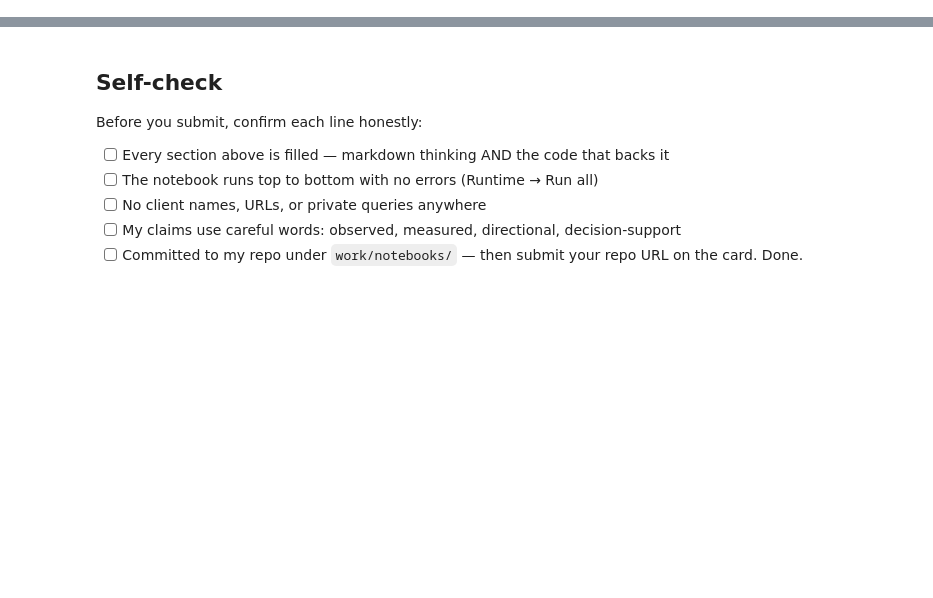
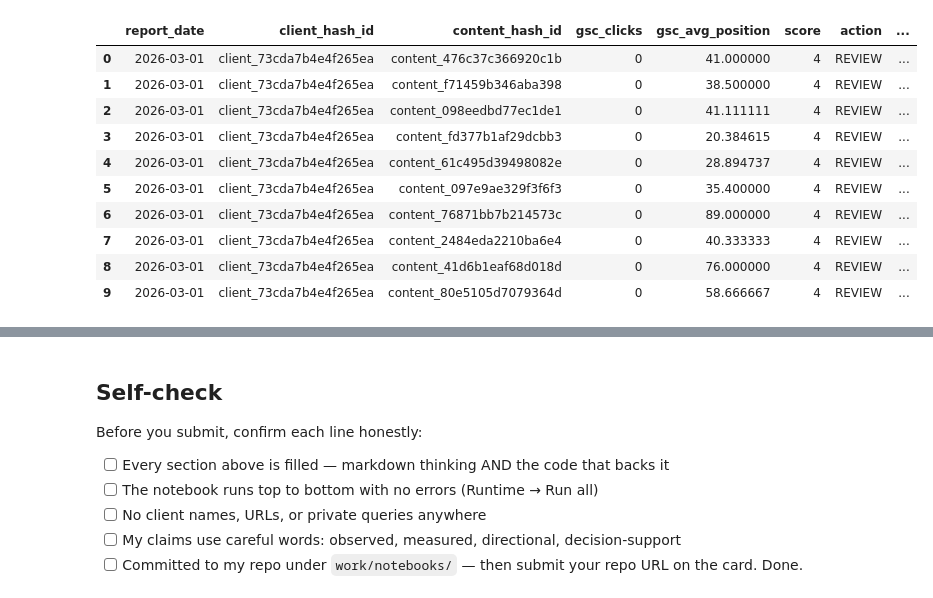
Before and after one commit to Hussainasif11/flyrankinternship, a Jupyter notebook: work/notebooks/w04_baseline_score.ipynb, the cells around one changed output, grey strips where cells are left out. Cells and saved outputs as stored; diff of their text form; code cells hidden in the pictures; blank space fills up the shorter version.

```diff
--- a/work/notebooks/w04_baseline_score.ipynb
+++ b/work/notebooks/w04_baseline_score.ipynb
@@ -12,0 +143,72 @@ This skeleton is yours to fill. Work the sections **in order** — each one has
+# %%
+# This cell is for CODE (numbers, a query, a check).
+# Write your text answer in the cell ABOVE this one — typing sentences here breaks Run All.
+
+queue = con.sql("""
+    SELECT
+        report_date,
+        client_hash_id,
+        content_hash_id,
+        gsc_clicks,
+        gsc_avg_position,
+
+        (
+            CASE
+                WHEN gsc_clicks = 0 THEN 2
+                WHEN gsc_clicks <= 5 THEN 1
+                ELSE 0
+            END
+            +
+            CASE
+                WHEN gsc_avg_position > 20 THEN 2
+                WHEN gsc_avg_position > 10 THEN 1
+                ELSE 0
+            END
+        ) AS score
+
+    FROM read_parquet(
+        'hf://datasets/FlyRank/internship-warehouse/fact_content_daily_performance/**/*.parquet'
+    )
+
+    WHERE month = '2026-03'
+      AND gsc_data_available IS TRUE
+""").df()
+
+queue["action"] = queue["score"].apply(
+    lambda x: "REVIEW" if x == 4
+    else "MONITOR" if x >= 2
+    else "NO_ACTION"
+)
+
+queue["reason_code"] = queue.apply(
+    lambda row:
+        "LOW_CLICKS_AND_WEAK_POSITION"
+        if row["gsc_clicks"] == 0 and row["gsc_avg_position"] > 20
+        else "LOW_CLICKS"
+        if row["gsc_clicks"] <= 5
+        else "WEAK_POSITION"
+        if row["gsc_avg_position"] > 20
+        else "NO_STRONG_SIGNAL",
+    axis=1
+)
+
+queue = queue.sort_values(
+    ["score", "gsc_clicks"],
+    ascending=[False, True]
+).reset_index(drop=True)
+
+queue["rank"] = range(1, len(queue) + 1)
+
+queue.head(10)
+# %% [output]
+|  | report_date | client_hash_id | content_hash_id | gsc_clicks | gsc_avg_position | score | action | ... |
+| 0 | 2026-03-01 | client_73cda7b4e4f265ea | content_476c37c366920c1b | 0 | 41.000000 | 4 | REVIEW | ... |
+| 1 | 2026-03-01 | client_73cda7b4e4f265ea | content_f71459b346aba398 | 0 | 38.500000 | 4 | REVIEW | ... |
+| 2 | 2026-03-01 | client_73cda7b4e4f265ea | content_098eedbd77ec1de1 | 0 | 41.111111 | 4 | REVIEW | ... |
+| 3 | 2026-03-01 | client_73cda7b4e4f265ea | content_fd377b1af29dcbb3 | 0 | 20.384615 | 4 | REVIEW | ... |
+| 4 | 2026-03-01 | client_73cda7b4e4f265ea | content_61c495d39498082e | 0 | 28.894737 | 4 | REVIEW | ... |
+| 5 | 2026-03-01 | client_73cda7b4e4f265ea | content_097e9ae329f3f6f3 | 0 | 35.400000 | 4 | REVIEW | ... |
+| 6 | 2026-03-01 | client_73cda7b4e4f265ea | content_76871bb7b214573c | 0 | 89.000000 | 4 | REVIEW | ... |
+| 7 | 2026-03-01 | client_73cda7b4e4f265ea | content_2484eda2210ba6e4 | 0 | 40.333333 | 4 | REVIEW | ... |
+| 8 | 2026-03-01 | client_73cda7b4e4f265ea | content_41d6b1eaf68d018d | 0 | 76.000000 | 4 | REVIEW | ... |
+| 9 | 2026-03-01 | client_73cda7b4e4f265ea | content_80e5105d7079364d | 0 | 58.666667 | 4 | REVIEW | ... |
```
Also changed, not shown: parts of 18 cells of this notebook.
